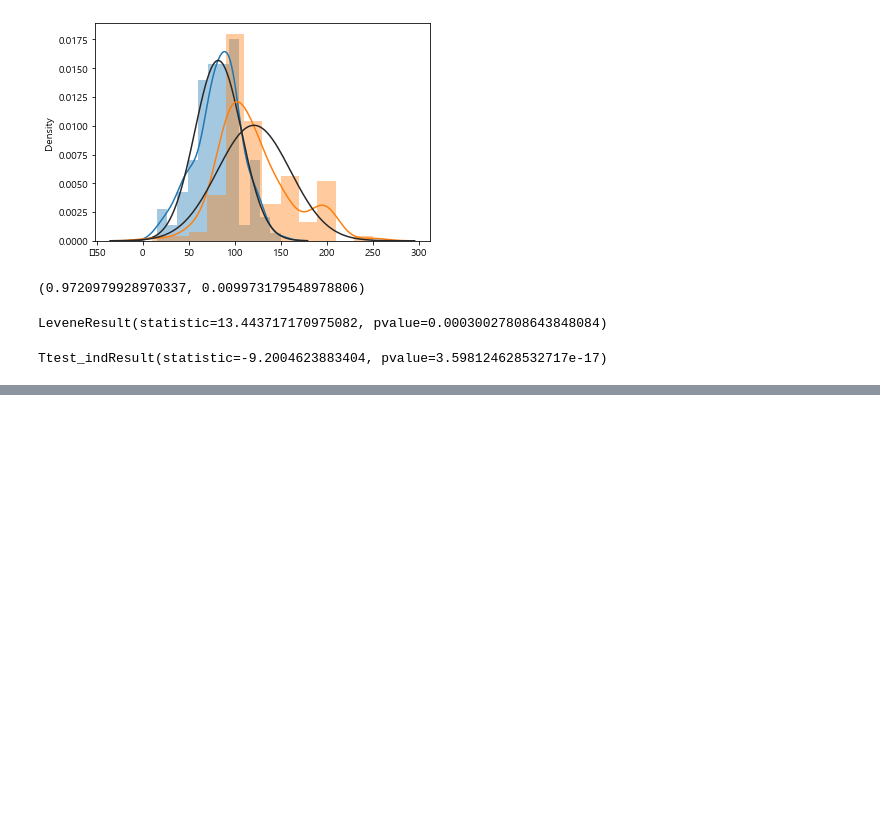
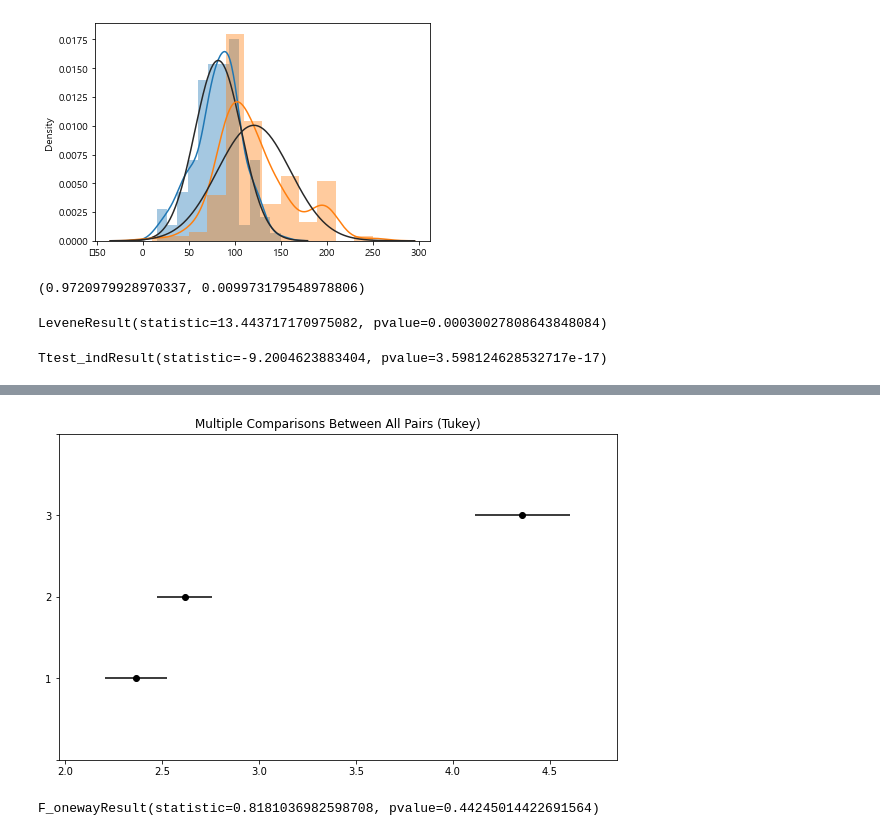
Before and after one commit to Hongbi-Kim/DataAnalysis, a Jupyter notebook: 파이썬으로_텍스트분석하기/04. 통계기초_실습.ipynb, the cells around one changed output, grey strips where cells are left out. Drawn from its saved outputs; the diff is of its cells as text; code cells hidden in the pictures; blank space fills up the shorter version.

```diff
--- a/파이썬으로_텍스트분석하기/04. 통계기초_실습.ipynb
+++ b/파이썬으로_텍스트분석하기/04. 통계기초_실습.ipynb
@@ -357,0 +464,8 @@ Ttest_indResult(statistic=-9.2004623883404, pvalue=3.598124628532717e-17)
+# %%
+tukey = pairwise_tukeyhsd(endog = df['재구매의향'], # data
+                          groups = df['연령2'],     # groups
+                          alpha = 0.05)             # 유의수준(significance level)
+
+tukey.summary()
+# 결과 해석
+# 1-3, 2-3 집단 간 평균 차이 존재 : p-value = 0.001, 귀무가설 기각(reject = True)
@@ -357,0 +478,17 @@ Ttest_indResult(statistic=-9.2004623883404, pvalue=3.598124628532717e-17)
+# %%
+tukey.plot_simultaneous()
+plt.vlines(x = 49.57, ymin = -0.5, ymax = 4.5, color = "red")
+plt.show()
+# %% [output]
+[figure, added]
+# %%
+# 연령에 따른 구매가격 차이
+anova1 = df[df['연령2']==1].구매가격.values
+anova2 = df[df['연령2']==2].구매가격.values
+anova3 = df[df['연령2']==3].구매가격.values
+
+stats.f_oneway(anova1, anova2, anova3)
+# 일원분산분석 결과, f 통계량은 0.818 이고, p-value = 0.0442
+# 세 집단 간 유의한 차이가 없음.
+# %% [output]
+F_onewayResult(statistic=0.8181036982598708, pvalue=0.44245014422691564)
```
Also changed, not shown: parts of 25 cells of this notebook.
